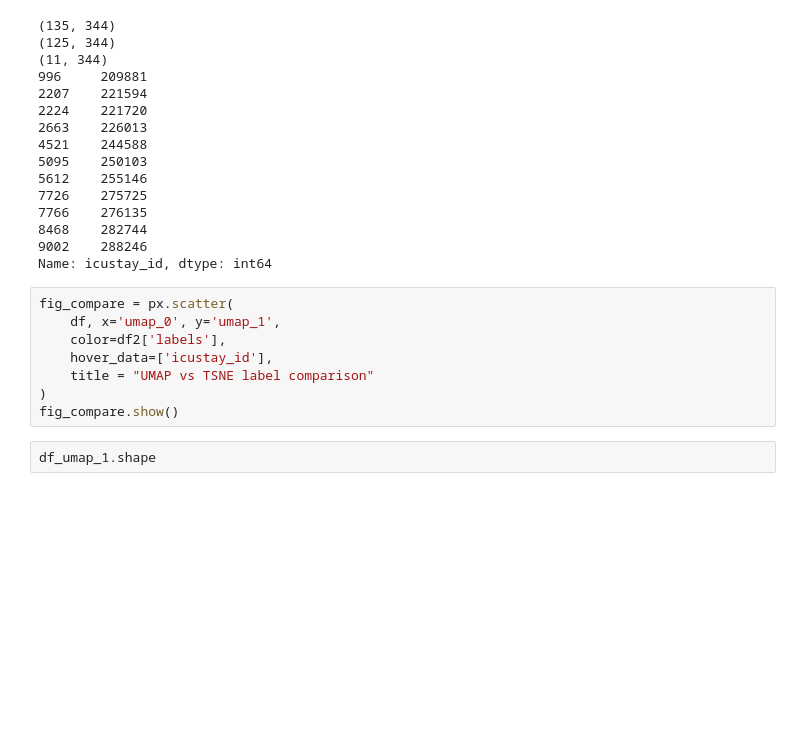
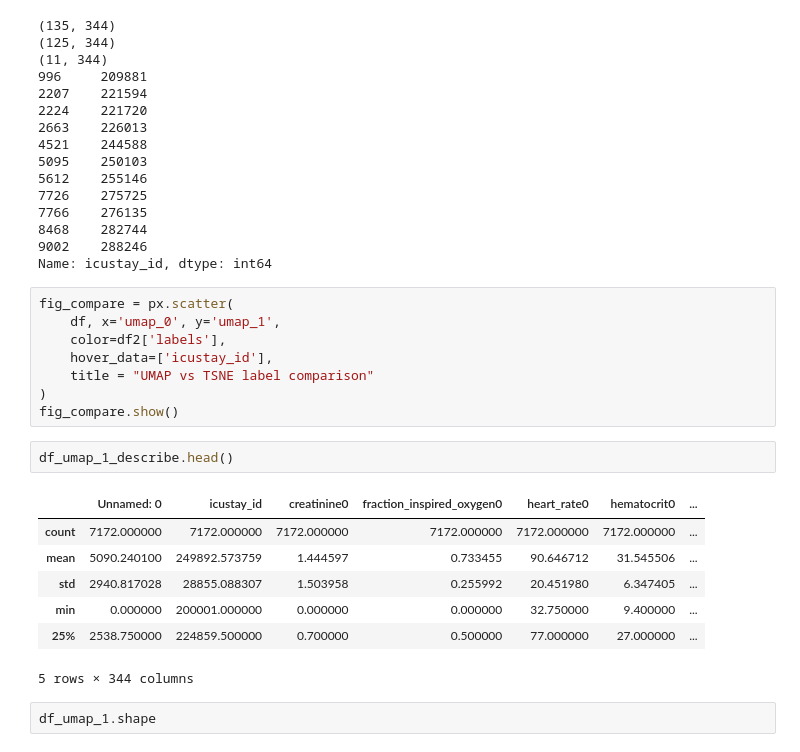
Before and after one commit to Iwanttobeatuna/mimic-app, a Jupyter notebook: test.ipynb, the cells around one changed output. Saved outputs shown, nothing was run; the diff lists cells and outputs as text; blank space fills up the shorter version.

```diff
--- a/test.ipynb
+++ b/test.ipynb
@@ -49,6 +49,16 @@ fig_compare = px.scatter(
     title = "UMAP vs TSNE label comparison"
 )
 fig_compare.show()
+# %%
+df_umap_1_describe.head()
+# %% [output]
+|  | Unnamed: 0 | icustay_id | creatinine0 | fraction_inspired_oxygen0 | heart_rate0 | hematocrit0 | ... |
+| count | 7172.000000 | 7172.000000 | 7172.000000 | 7172.000000 | 7172.000000 | 7172.000000 | ... |
+| mean | 5090.240100 | 249892.573759 | 1.444597 | 0.733455 | 90.646712 | 31.545506 | ... |
+| std | 2940.817028 | 28855.088307 | 1.503958 | 0.255992 | 20.451980 | 6.347405 | ... |
+| min | 0.000000 | 200001.000000 | 0.000000 | 0.000000 | 32.750000 | 9.400000 | ... |
+| 25% | 2538.750000 | 224859.500000 | 0.700000 | 0.500000 | 77.000000 | 27.000000 | ... |
+5 rows × 344 columns
 # %%
 df_umap_1.shape
 # %% [output]
```
Also changed, not shown: parts of 1 cell of this notebook, 19 other files.
